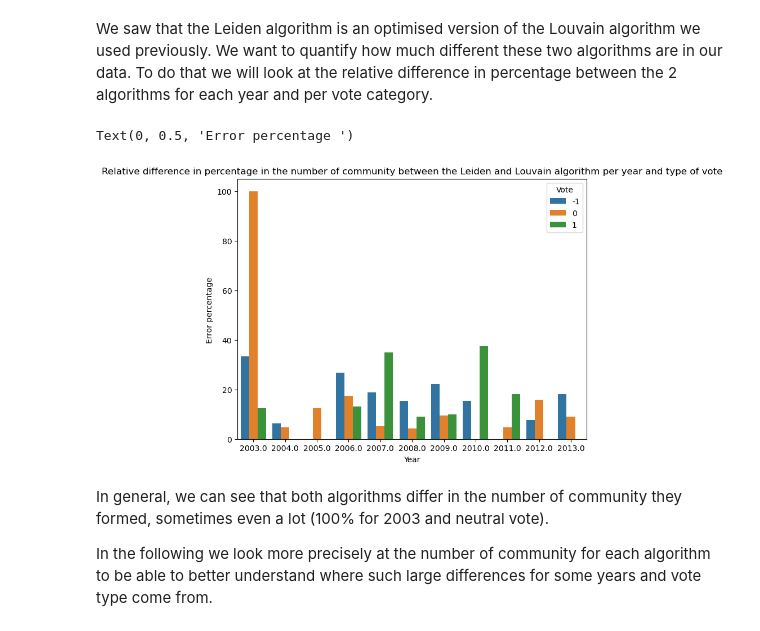
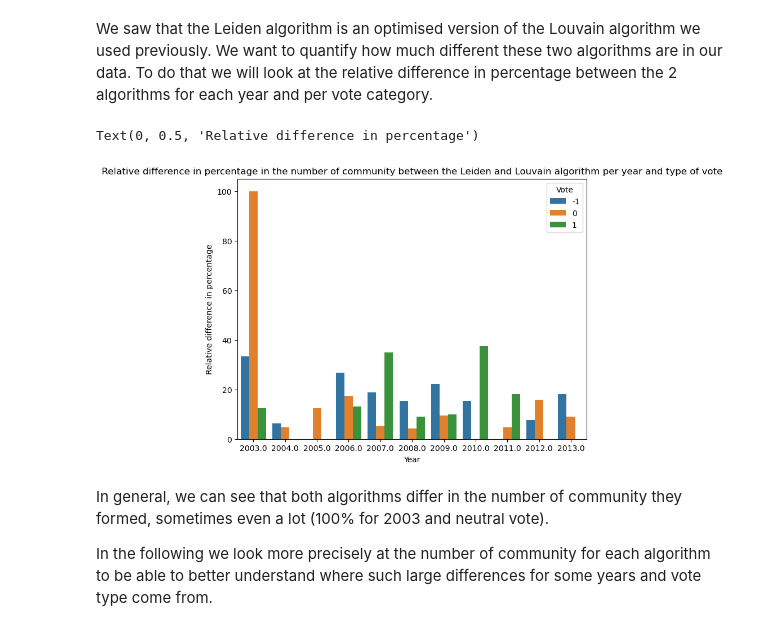
Before and after one commit to epfl-ada/ada-2023-project-abracadabra, a Jupyter notebook: community_gaelle.ipynb, the cells around one changed output. Saved outputs shown, nothing was run; the diff lists cells and outputs as text; code cells hidden in the pictures.

```diff
--- a/community_gaelle.ipynb
+++ b/community_gaelle.ipynb
@@ -181,17 +181,17 @@ We saw that the Leiden algorithm is an optimised version of the Louvain algorith
 # %%
 result_df = pd.DataFrame({'Year': df_community_leiden['Year'],
                            'Vote': df_community_leiden['Vote'],
                            'Difference': (df_community['Total nbr of community'] - df_community_leiden['Total nbr of community']).abs()/np.max((df_community['Total nbr of community'],df_community_leiden['Total nbr of community']), axis=0)*100 })
 
 fig, ax = plt.subplots(figsize=(8, 6))
 sns.barplot(data=result_df[['Year', 'Vote', 'Difference']], x='Year', y='Difference', hue='Vote')
 
 plt.title('Relative difference in percentage in the number of community between the Leiden and Louvain algorithm per year and type of vote')
 plt.xlabel('Year')
-plt.ylabel('Error percentage ')
+plt.ylabel('Relative difference in percentage')
 # %% [output]
-Text(0, 0.5, 'Error percentage ')
+Text(0, 0.5, 'Relative difference in percentage')
-[figure, old version]
+[figure, new version]
 # %% [markdown]
 In general, we can see that both algorithms differ in the number of community they formed, sometimes even a lot (100% for 2003 and neutral vote).
 
```
Also changed, not shown: parts of 8 cells of this notebook.
